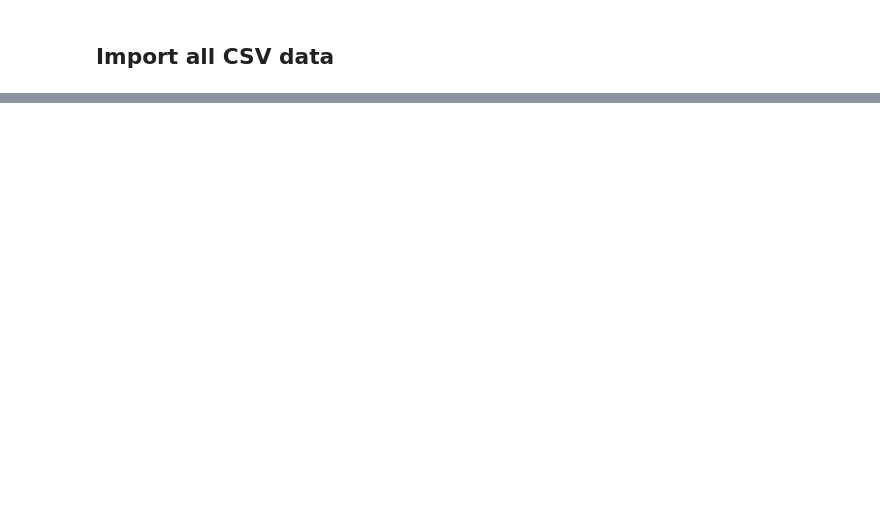
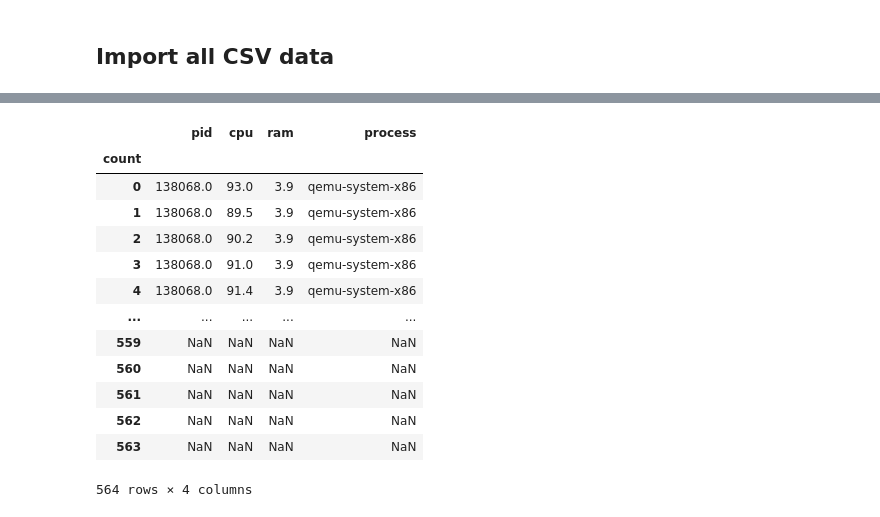
Before and after one commit to gijsebaert/bp-poc-GillesIjsebaert, a Jupyter notebook: results/bp_poc_GillesIjsebaert.ipynb, the cells around one changed output, grey strips where cells are left out. Drawn from its saved outputs; the diff is of its cells as text; code cells hidden in the pictures; blank space fills up the shorter version.

```diff
--- a/results/bp_poc_GillesIjsebaert.ipynb
+++ b/results/bp_poc_GillesIjsebaert.ipynb
@@ -43,0 +42,8 @@ instanceCreation3OpenStack = pd.read_csv('./instanceCreation3OpenStack.csv')
+# %%
+instanceCreation1OpenStack = pd.read_csv('https://raw.githubusercontent.com/gijsebaert/bp-poc-GillesIjsebaert/main/results/InstanceCreation1OpenStack.csv', decimal='.', delimiter=',').set_index(['time'])
+
+instanceCreation2OpenStack = pd.read_csv('https://raw.githubusercontent.com/gijsebaert/bp-poc-GillesIjsebaert/main/results/InstanceCreation2OpenStack.csv', decimal='.', delimiter=',').set_index(['time'])
+
+instanceCreation3OpenStack = pd.read_csv('https://raw.githubusercontent.com/gijsebaert/bp-poc-GillesIjsebaert/main/results/InstanceCreation3OpenStack.csv', decimal='.', delimiter=',').set_index(['time'])
+
+instanceCreationOpenStack = pd.concat(map(pd.read_csv, ['https://raw.githubusercontent.com/gijsebaert/bp-poc-GillesIjsebaert/main/results/InstanceCreation1OpenStack.csv', 'https://raw.githubusercontent.com/gijsebaert/bp-poc-GillesIjsebaert/main/results/InstanceCreation2OpenStack.csv', 'https://raw.githubusercontent.com/gijsebaert/bp-poc-GillesIjsebaert/main/results/InstanceCreation3OpenStack.csv'])).set_index(['time'])
@@ -43,0 +109,19 @@ instanceCreation3OpenStack = pd.read_csv('./instanceCreation3OpenStack.csv')
+# %%
+instanceCreationOpenStack['count'] = np.arange(instanceCreationOpenStack.shape[0])
+instanceCreationOpenStack.head()
+instanceCreationOpenStack.set_index(['count'])
+# %% [output]
+|  | pid | cpu | ram | process |
+| count |  |  |  |  |
+| 0 | 138068.0 | 93.0 | 3.9 | qemu-system-x86 |
+| 1 | 138068.0 | 89.5 | 3.9 | qemu-system-x86 |
+| 2 | 138068.0 | 90.2 | 3.9 | qemu-system-x86 |
+| 3 | 138068.0 | 91.0 | 3.9 | qemu-system-x86 |
+| 4 | 138068.0 | 91.4 | 3.9 | qemu-system-x86 |
+| ... | ... | ... | ... | ... |
+| 559 | NaN | NaN | NaN | NaN |
+| 560 | NaN | NaN | NaN | NaN |
+| 561 | NaN | NaN | NaN | NaN |
+| 562 | NaN | NaN | NaN | NaN |
+| 563 | NaN | NaN | NaN | NaN |
+564 rows × 4 columns
```
Also changed, not shown: parts of 15 cells of this notebook.
